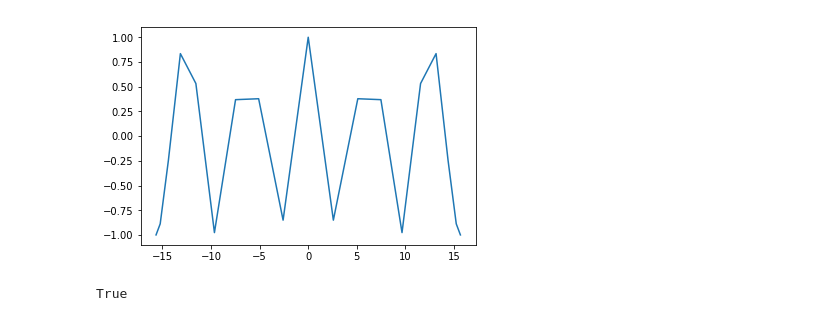
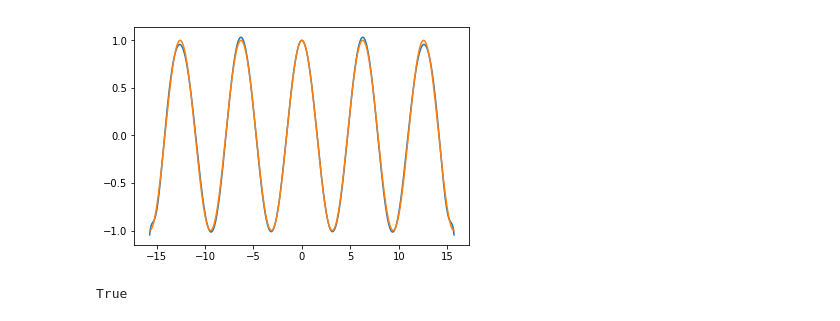
Before and after one commit to goalon/MNLab, a Jupyter notebook: 4.ipynb, the cells around one changed output. Cells and saved outputs as stored; diff of their text form; code cells hidden in the pictures.

Commit message:
Adds plots to the 4th.

```diff
--- a/4.ipynb
+++ b/4.ipynb
@@ -3,9 +3,12 @@ from typing import Callable, Any
 from numpy import linspace
 
 
+n = 10000
+
+
 def error(f: Callable[[float], float], h: Any,
           a: int, b: int) -> float:
-    space = linspace(a, b, 10000)
+    space = linspace(a, b, n)
     c = []
     for x in space:
         c.append(abs(f(x) - h(x)))
@@ -71,0 +59,22 @@ True
+# %%
+# 4.2.
+
+
+from typing import List
+from numpy import polyfit, poly1d
+
+
+def cos_points(points: Any) -> List[float]:
+    result = []
+    for point in points:
+        result.append(cos(point))
+    return result
+
+
+n2 = 27
+p1_points = linspace(a1, b1, n2)
+p1 = poly1d(polyfit(p1_points, cos_points(p1_points), n2))
+plot_fun(x_axis1, p1)
+plot_fun(x_axis1, cos)
+show()
+print(error(p1, cos, a1, b1) < 0.1)
@@ -72,20 +84,17 @@ True
 # %%
 # 4.3.
 
 
 n3 = 19
-x_axis = []
+p2_points = []
 for j in range(n3):
-    x_axis.append((bb - aa) / 2 *
-                  cos((2 * j + 1) / (2 * n3) * pi) + (aa + bb) / 2)
-y_axis = []
-for elem_x in x_axis:
-    y_axis.append(cos(elem_x))
-p = poly1d(polyfit(x_axis, y_axis, n3))
-plot(x_axis, y_axis)
+    p2_points.append((b1 - a1) / 2 *
+                     cos((2 * j + 1) / (2 * n3) * pi) + (a1 + b1) / 2)
+p = poly1d(polyfit(p2_points, cos_points(p2_points), n3))
+plot_fun(x_axis1, p)
+plot_fun(x_axis1, cos)
 show()
-
-print(error(p, cos, aa, bb) < 0.1)
+print(error(p, cos, a1, b1) < 0.1)
 # %% [output]
-[figure, old version]
+[figure, new version]
 True
```
Also changed, not shown: parts of 4 cells of this notebook.
